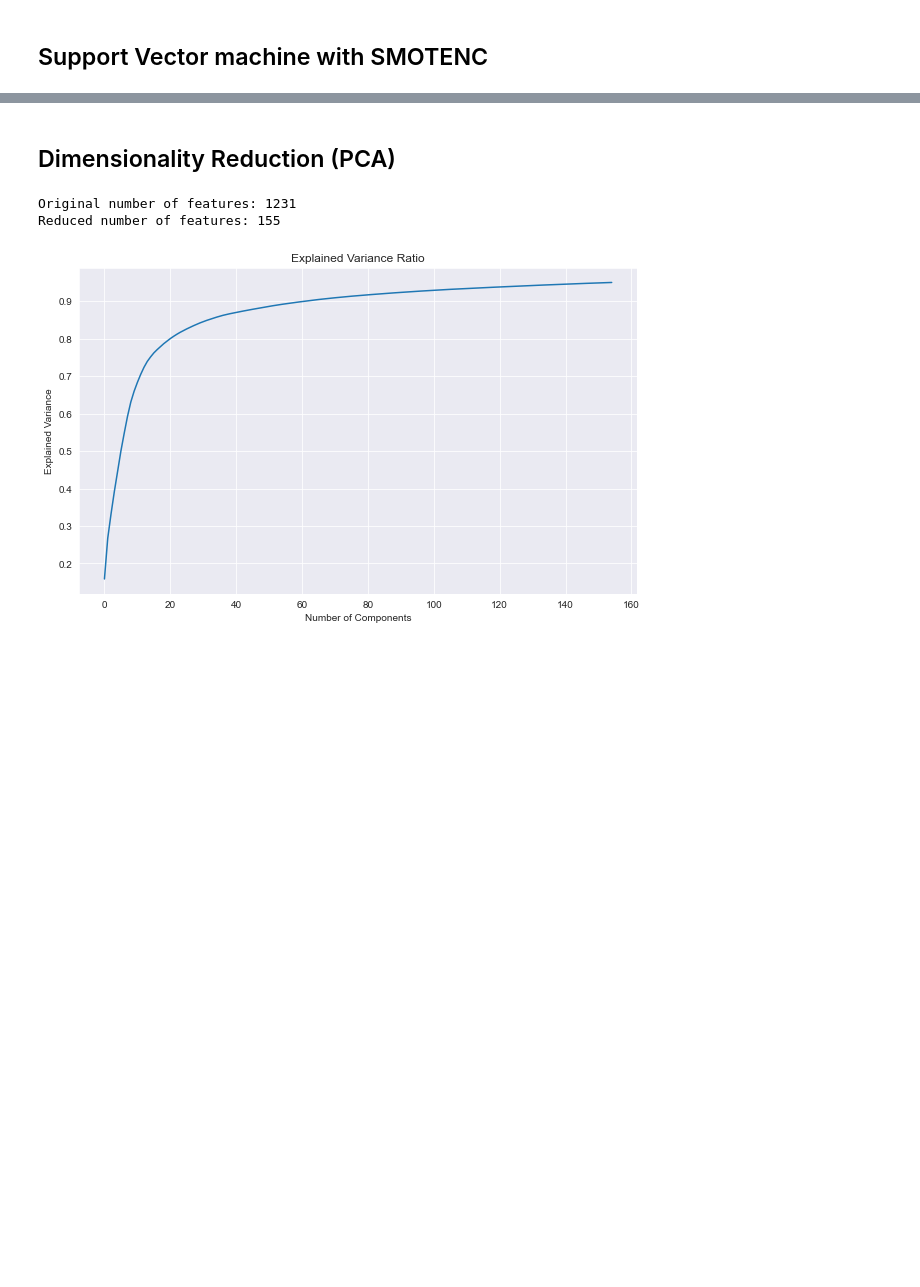
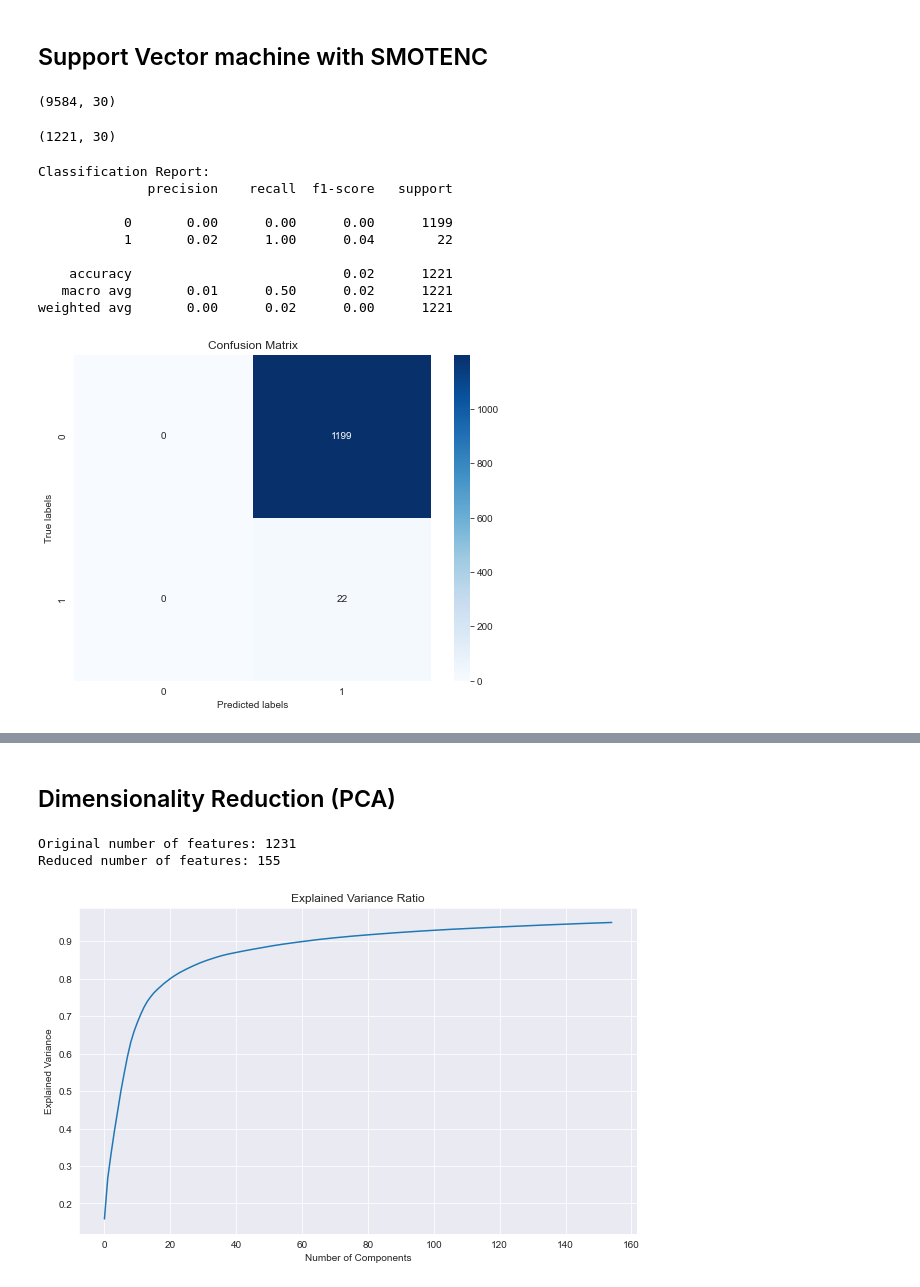
Before and after one commit to IRis0550/mlpy_2, a Jupyter notebook: project_smotenc.ipynb, the cells around one changed output, grey strips where cells are left out. Drawn from its saved outputs; the diff is of its cells as text; code cells hidden in the pictures; blank space fills up the shorter version.

```diff
--- a/project_smotenc.ipynb
+++ b/project_smotenc.ipynb
@@ -236,9 +227,6 @@ dtype: int64
 # %%
 # List of numerical features
 numeric_features = d_new.select_dtypes(include=['int64', 'float64']).drop(['default'], axis=1).columns
-
-# List of categorical features
-#categorical_features = d_new.select_dtypes(include=['object']).columns
 
 
 # Define the target variable
@@ -248,6 +236,9 @@ categorical_features = X.select_dtypes(include=['object']).columns
 print(categorical_features)
 # Define class labels
 class_labels = ['Class 0', 'Class 1']  # Replace with your actual class labels if available
+# 转换所有分类特征为字符串类型
+for col in categorical_features:
+    X[col] = X[col].astype(str)
 # %% [output]
 Index(['flag_fthb', 'cd_msa', 'occpy_sts', 'channel', 'ppmt_pnlty',
        'prod_type', 'st', 'prop_type', 'zipcode', 'loan_purpose',
@@ -553,34 +503,67 @@ KeyboardInterrupt:
 # %% [markdown]
 ## Support Vector machine with SMOTENC
+# %%
+from sklearn.decomposition import KernelPCA
+from sklearn.preprocessing import StandardScaler
+from sklearn.svm import SVC
+from sklearn.pipeline import Pipeline
+from sklearn.metrics import classification_report, confusion_matrix
+# 初始化 StandardScaler
+scaler = StandardScaler()
+
+# 使用训练数据来拟合 scaler
+X_transformed_scaled = scaler.fit_transform(X_transformed)
+
+# 使用相同的 scaler 来转换测试数据
+X_test_ohe_scaled = scaler.transform(X_test_ohe)
+
+# 初始化 Kernel PCA
+kpca = KernelPCA(n_components=30, kernel='rbf', gamma=15, fit_inverse_transform=True)
+
+# 使用 Kernel PCA 来转换数据
+X_kpca = kpca.fit_transform(X_transformed_scaled)
+X_test_kpca = kpca.transform(X_test_ohe_scaled)
+# %%
+X_kpca.shape
+# %% [output]
+(9584, 30)
+# %%
+X_test_kpca.shape
+# %% [output]
+(1221, 30)
 # %%
-from sklearn.decomposition import KernelPCA
-from sklearn.preprocessing import StandardScaler
-from sklearn.svm import SVC
-from sklearn.pipeline import Pipeline
-from sklearn.metrics import classification_report, confusion_matrix
-
-
-
 # 初始化 SVM 分类器，使用类权重
+class_weights = {0: 1, 1: 2}  # Assuming class 1 is the minority class
 svm_classifier = SVC(random_state=42, class_weight=class_weights, kernel='rbf')
 
 # 训练分类器
 svm_classifier.fit(X_kpca, y_resampled)
 
 # 在测试数据上进行预测
 y_pred_smotenc_svm = svm_classifier.predict(X_test_kpca)
 
 
 # 生成并打印分类报告
 report_smotenc_svm = classification_report(y_test, y_pred_smotenc_svm)
 print("Classification Report:")
 print(report_smotenc_svm)
 
 # 计算并绘制混淆矩阵
 conf_matrix_svm_smotenc = confusion_matrix(y_test, y_pred_smotenc_svm)
 plt.figure(figsize=(8, 6))
 sns.heatmap(conf_matrix_svm_smotenc, annot=True, fmt="d", cmap="Blues")
 plt.xlabel('Predicted labels')
 plt.ylabel('True labels')
 plt.title('Confusion Matrix')
 plt.show()
+# %% [output]
+Classification Report:
+              precision    recall  f1-score   support
+
+           0       0.00      0.00      0.00      1199
+           1       0.02      1.00      0.04        22
+
+    accuracy                           0.02      1221
+   macro avg       0.01      0.50      0.02      1221
+weighted avg       0.00      0.02      0.00      1221
+[figure, added]
```
Also changed, not shown: parts of 28 cells of this notebook, 3 other files.
